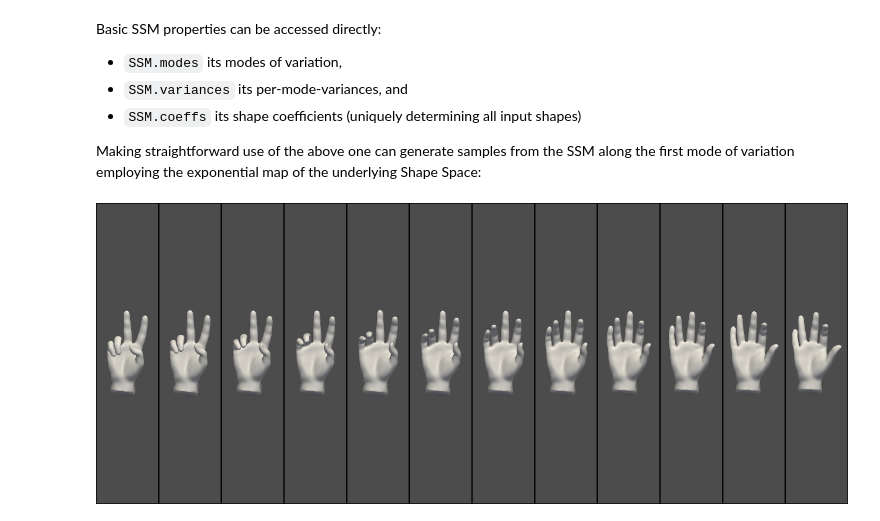
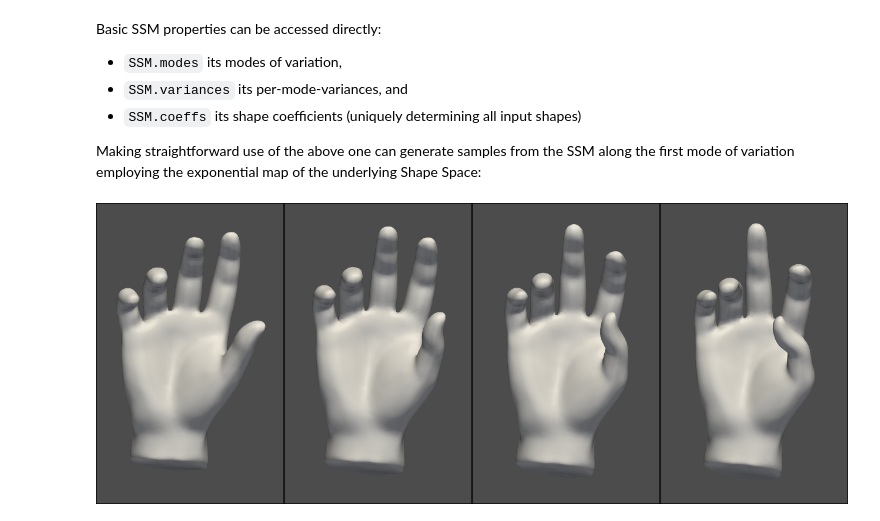
Before and after one commit to ckolbPTB/TES_21_22_Tutorials, a Jupyter notebook: tutorial2_pop_med_image_shape_ana_02_ssm.ipynb, the cells around one changed output. Drawn from its saved outputs; the diff is of its cells as text; code cells hidden in the pictures.

```diff
--- a/tutorial2_pop_med_image_shape_ana_02_ssm.ipynb
+++ b/tutorial2_pop_med_image_shape_ana_02_ssm.ipynb
@@ -42,12 +42,14 @@ as Shape Spaces can allow for parameters the following code snippet is showing t
 
 import pyvista as pv
 
+nShapes=4
+
 # load surfaces
-meshes = [pv.read(f'./tutorial2_pop_med_image_shape_ana/data/hand{i}.ply') for i in [1,2,3]]
+meshes = [pv.read(f'./tutorial2_pop_med_image_shape_ana/data/hand{i}.ply') for i in range(1, nShapes + 1)]
 
 # show
-pl = pv.Plotter(notebook=True, shape=(1,3))
-for i in range(3):
+pl = pv.Plotter(notebook=True, shape=(1,nShapes))
+for i in range(nShapes):
     pl.subplot(0, i)
     pl.add_mesh(meshes[i], smooth_shading=True)
     pl.view_yx()
@@ -139,27 +163,27 @@ Basic SSM properties can be accessed directly:
 
 Making straightforward use of the above one can generate samples from the SSM along the first mode of variation employing the exponential map of the underlying Shape Space:
 # %%
-nSteps = 12 # e.g. 4, 8, 12
-mode = 0 # e.g. 0, 1
+nSteps = 4 # e.g. 4, 8, 12
+mode = 2 # e.g. 0, 1, 2
 
 ''' sample trajectory along the main mode of variation '''
 import numpy as np
 
 # standard deviation associated to kth mode
-std = np.sqrt(SSM.variances[0])
+std = np.sqrt(SSM.variances[mode])
 
 pl = pv.Plotter(notebook=True, shape=(1,nSteps))
 for i, t in enumerate(np.linspace(-1.0,1.0,nSteps)):
     # excite mode
     coords = SSM.space.exp(SSM.mean_coords, t * std * SSM.modes[mode])
     # map shape space coords to vertex coords
     v = SSM.space.from_coords(coords)
     # add mesh to plot
     pl.subplot(0, i)
     pl.add_mesh(pv.PolyData(v, meshes[0].faces), smooth_shading=True)
     pl.view_yx()
     pl.camera.roll += 180
     pl.camera.zoom(3)
 pl.show(jupyter_backend='static', window_size=(1280,512))
 # %% [output]
-[figure, old version]
+[figure, new version]
```
Also changed, not shown: parts of 3 cells of this notebook, 6 other files.
